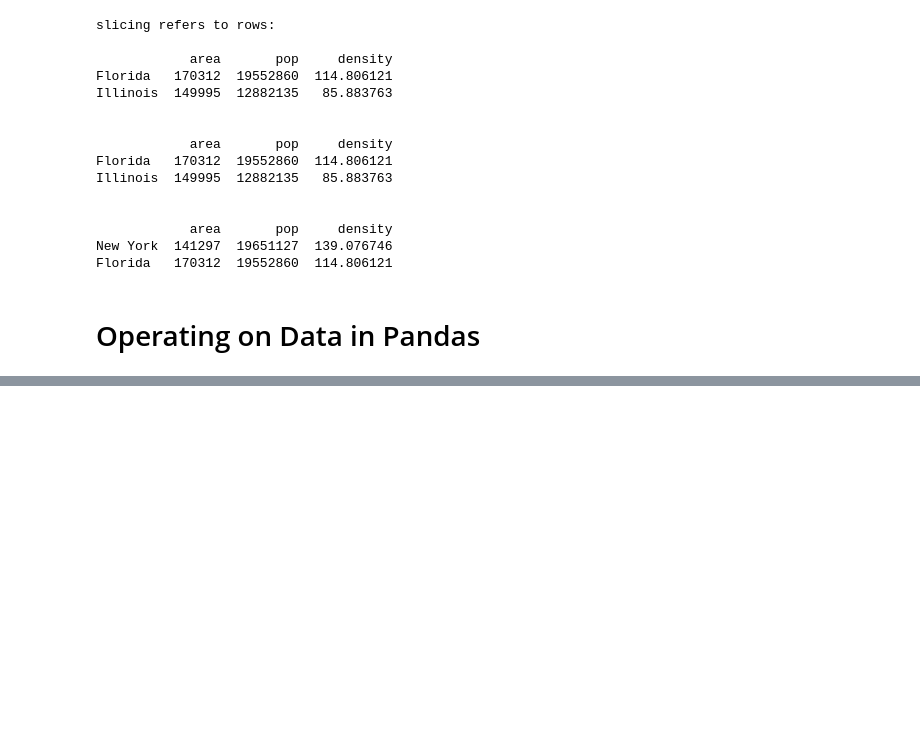
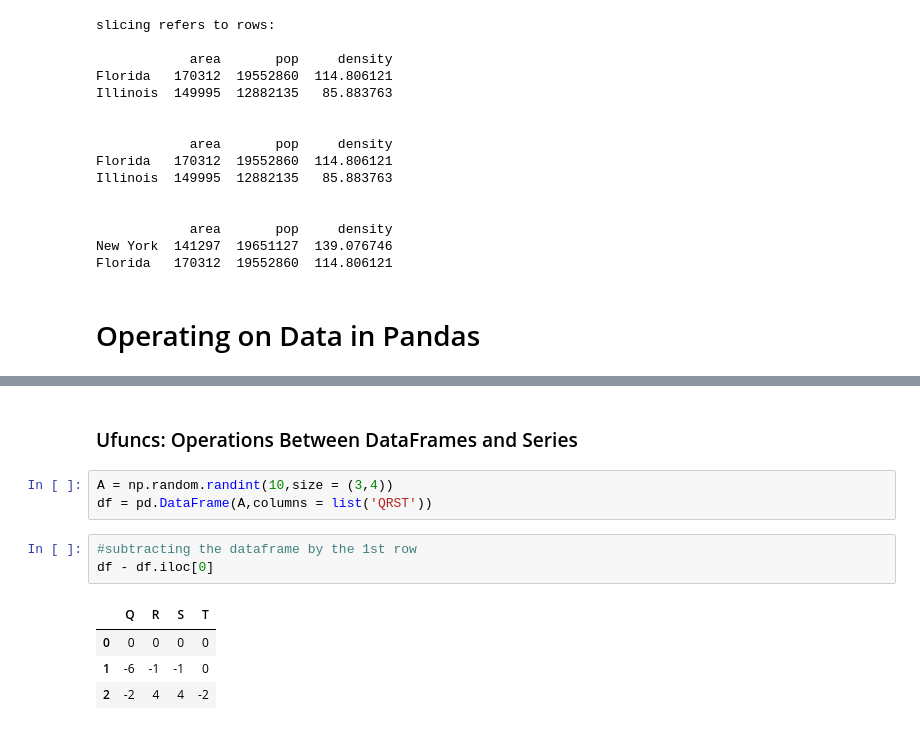
Before and after one commit to LuanDaSilva/PythonDS, a Jupyter notebook: Pandas Tutorial.ipynb, the cells around one changed output, grey strips where cells are left out. Cells and saved outputs as stored; diff of their text form; blank space fills up the shorter version.

```diff
--- a/Pandas Tutorial.ipynb
+++ b/Pandas Tutorial.ipynb
@@ -525,0 +656,13 @@ Florida   170312  19552860  114.806121
+# %% [markdown]
+### Ufuncs: Operations Between DataFrames and Series
+# %%
+A = np.random.randint(10,size = (3,4))
+df = pd.DataFrame(A,columns = list('QRST'))
+# %%
+#subtracting the dataframe by the 1st row
+df - df.iloc[0]
+# %% [output]
+|  | Q | R | S | T |
+| 0 | 0 | 0 | 0 | 0 |
+| 1 | -6 | -1 | -1 | 0 |
+| 2 | -2 | 4 | 4 | -2 |
```
Also changed, not shown: parts of 34 cells of this notebook.
